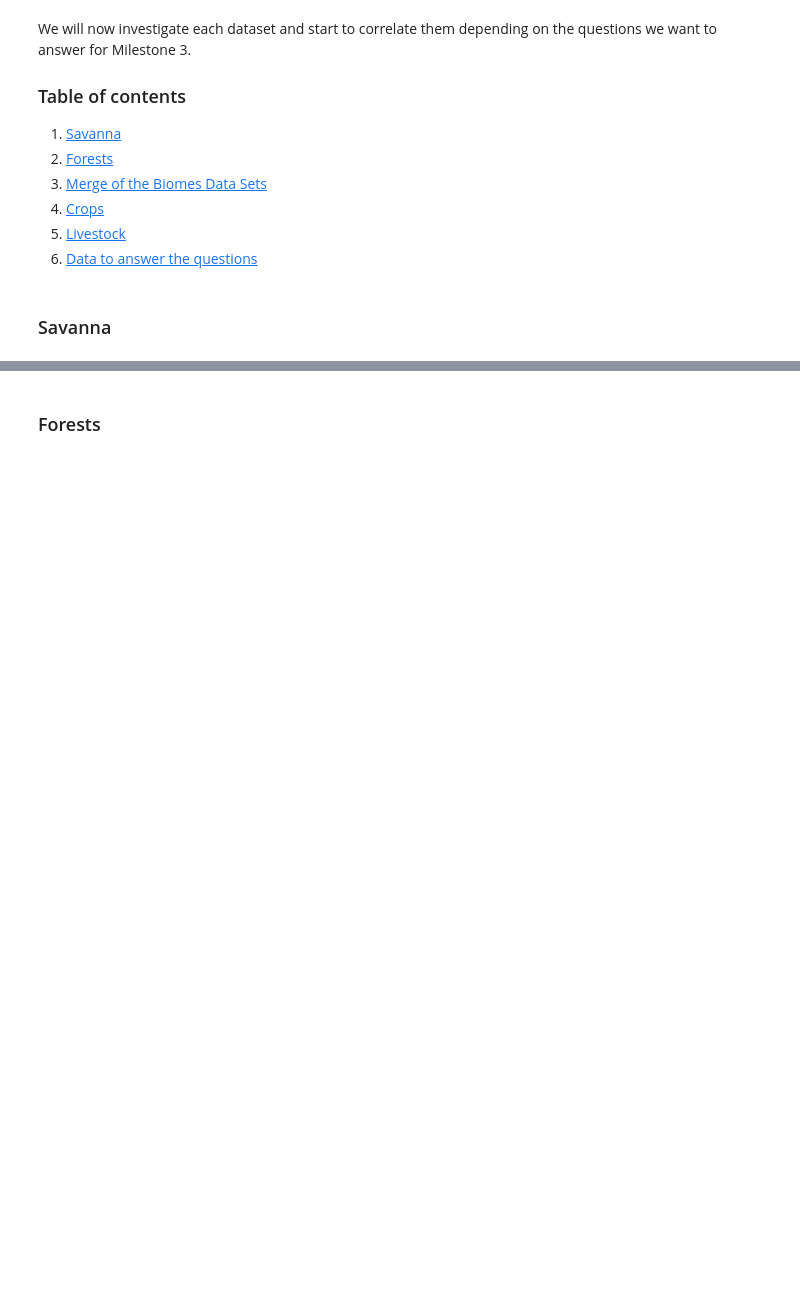
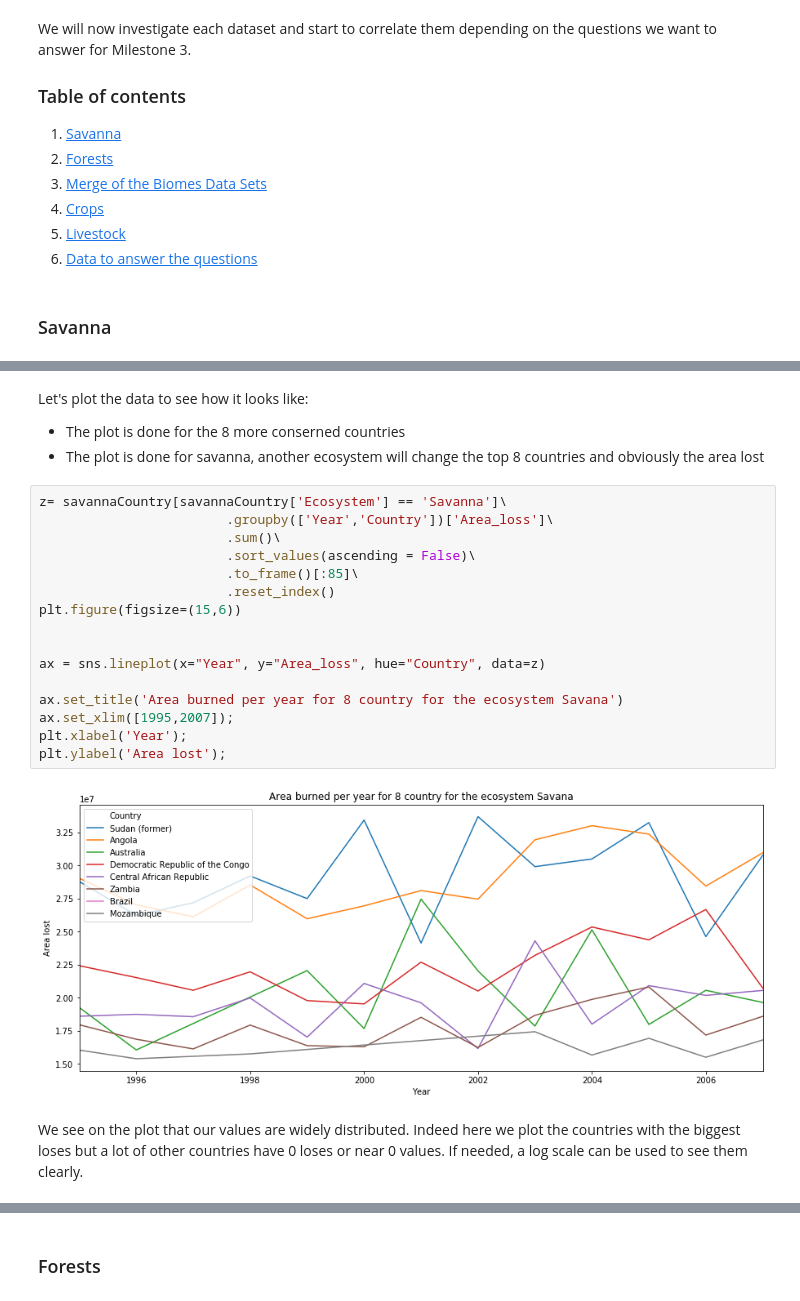
Before and after one commit to CeliaBenquet/Project_ADA, a Jupyter notebook: ada_project_true.ipynb, the cells around one changed output, grey strips where cells are left out. Cells and saved outputs as stored; diff of their text form; blank space fills up the shorter version.

```diff
--- a/ada_project_true.ipynb
+++ b/ada_project_true.ipynb
@@ -62,0 +243,24 @@ savannaFinal.head()
+# %% [markdown]
+Let's plot the data to see how it looks like:
+- The plot is done for the 8 more conserned countries
+- The plot is done for savanna, another ecosystem will change the top 8 countries and obviously the area lost
+# %%
+z= savannaCountry[savannaCountry['Ecosystem'] == 'Savanna']\
+                        .groupby(['Year','Country'])['Area_loss']\
+                        .sum()\
+                        .sort_values(ascending = False)\
+                        .to_frame()[:85]\
+                        .reset_index()
+plt.figure(figsize=(15,6))
+
+
+ax = sns.lineplot(x="Year", y="Area_loss", hue="Country", data=z)
+
+ax.set_title('Area burned per year for 8 country for the ecosystem Savana')
+ax.set_xlim([1995,2007]);
+plt.xlabel('Year');
+plt.ylabel('Area lost');
+# %% [output]
+[figure, added]
+# %% [markdown]
+We see on the plot that our values are widely distributed. Indeed here we plot the countries with the biggest loses but a lot of other countries have 0 loses or near 0 values. If needed, a log scale can be used to see them clearly.
```
Also changed, not shown: parts of 28 cells of this notebook.
